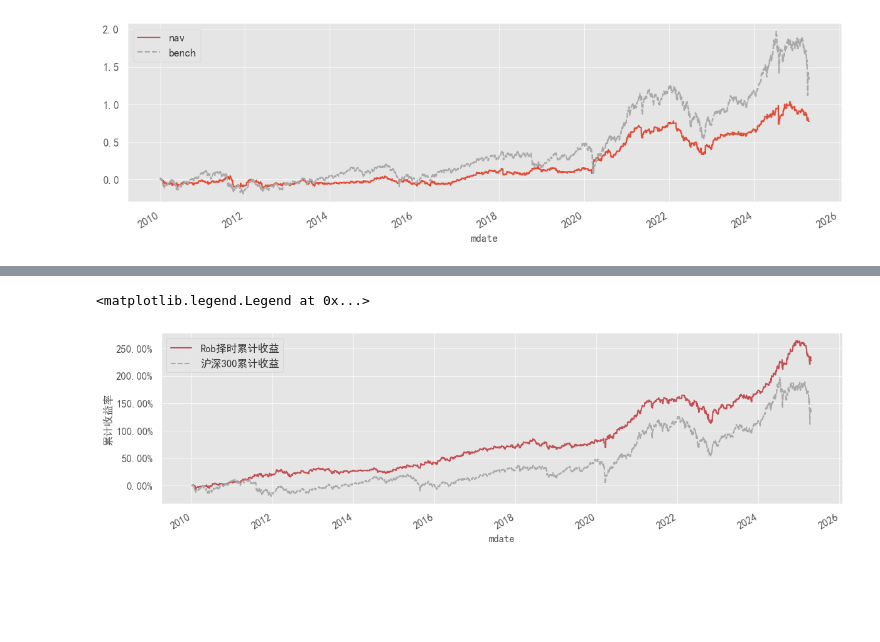
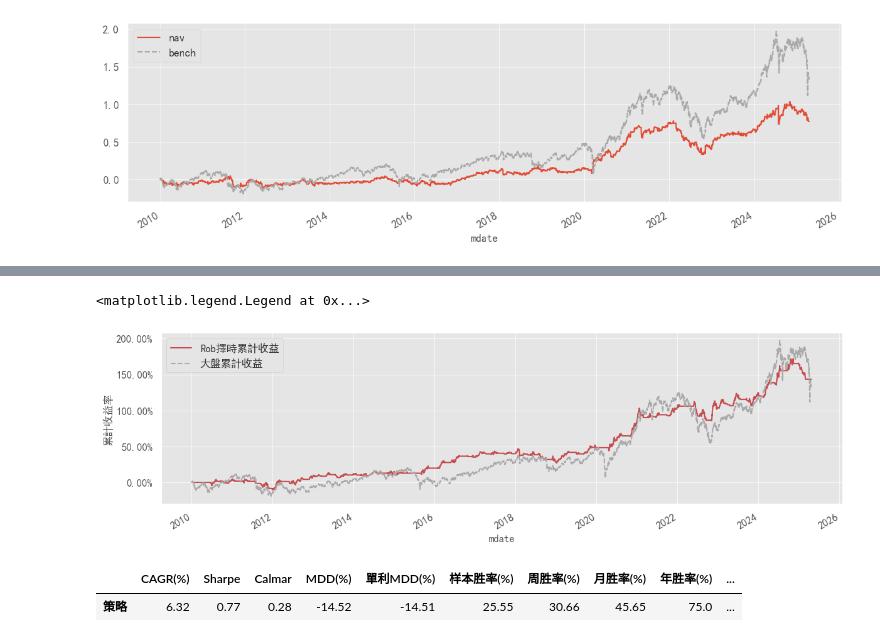
Before and after one commit to roger2389/ICU_Timing-Research, a Jupyter notebook: code/rs.ipynb, the cells around one changed output, grey strips where cells are left out. Cells and saved outputs as stored; diff of their text form; code cells hidden in the pictures; blank space fills up the shorter version.

```diff
--- a/code/rs.ipynb
+++ b/code/rs.ipynb
@@ -17,2 +20,3 @@ twse = tejapi.get('TWN/APIPRCD', coid='IX0001',opts={'columns': ['mdate','roi','
 # %%
 twse['roi'] = (twse['roi'] / 100).shift(-2)
+twse.set_index('mdate', inplace=True)
@@ -18,0 +42,6 @@ twse['roi'] = (twse['roi'] / 100).shift(-2)
+# %%
+handler = MBQ_tej_v2_manager.Handler()
+close = handler('Close')
+volume = handler('vol') * 1000
+ind_df= handler('Industry')
+mv_df = handler('mktcap')
@@ -18,0 +123,4 @@ twse['roi'] = (twse['roi'] / 100).shift(-2)
+# %%
+forward_return = close.shift(-6) / close.shift(-1) - 1
+twse['roi'].index = forward_return.index
+excess_return = forward_return.sub(twse['roi'], axis=0)
@@ -69,10 +504,10 @@ plt.legend()
 <matplotlib.legend.Legend at 0x...>
 [figure]
 # %%
-hs300 = df.rename(columns={
+hs300 = twse.rename(columns={
     "open_d": "open",
     "high_d": "high",
     "low_d": "low",
     "close_d": "close",
-    "volume": "volume"  # 不需改名就保留
+    "vol": "volume"  # 不需改名就保留
 })
@@ -108,13 +563,13 @@ print(opt.best_para)
 result = backtest.get_backtest(hs300,**opt.best_para)
 # %%
 ret = pd.Series(result[0].analyzers._TimeReturn.get_analysis())
-ax = ep.cum_returns(ret).plot(figsize=(14, 4), label="Rob择时累计收益", color="r")
+ax = ep.cum_returns(ret).plot(figsize=(14, 4), label="Rob擇時累計收益", color="r")
 ep.cum_returns(twse["close_d"].pct_change()).plot(
-    ls="--", color="darkgray", label="沪深300累计收益", ax=ax
+    ls="--", color="darkgray", label="大盤累計收益", ax=ax
 )
-ax.set_ylabel('累计收益率')
+ax.set_ylabel('累計收益率')
 ax.yaxis.set_major_formatter(plt.FuncFormatter(lambda x, loc: "{:.2%}".format(x)))
 plt.legend()
 # %% [output]
 <matplotlib.legend.Legend at 0x...>
-[figure, old version]
+[figure, new version]
@@ -120,0 +578,5 @@ plt.legend()
+# %%
+Tool.show_stats(ret)
+# %% [output]
+|  | CAGR(%) | Sharpe | Calmar | MDD(%) | 單利MDD(%) | 样本胜率(%) | 周胜率(%) | 月胜率(%) | 年胜率(%) | ... |
+| 策略 | 6.32 | 0.77 | 0.28 | -14.52 | -14.51 | 25.55 | 30.66 | 45.65 | 75.0 | ... |
```
Also changed, not shown: parts of 22 cells of this notebook, 2 other files.
